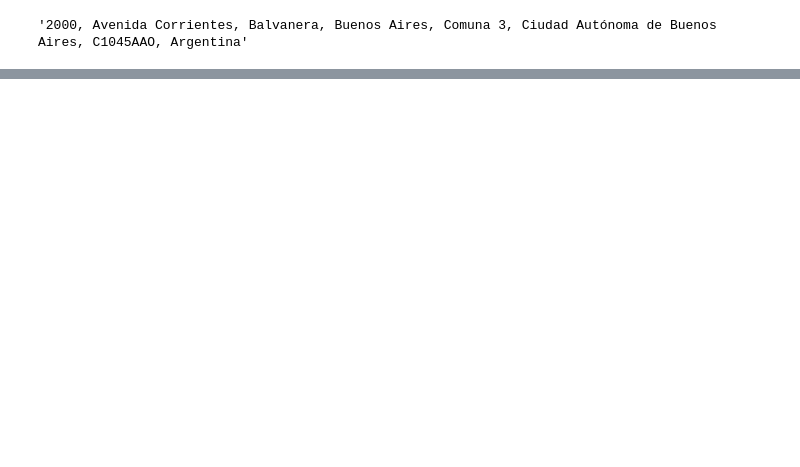
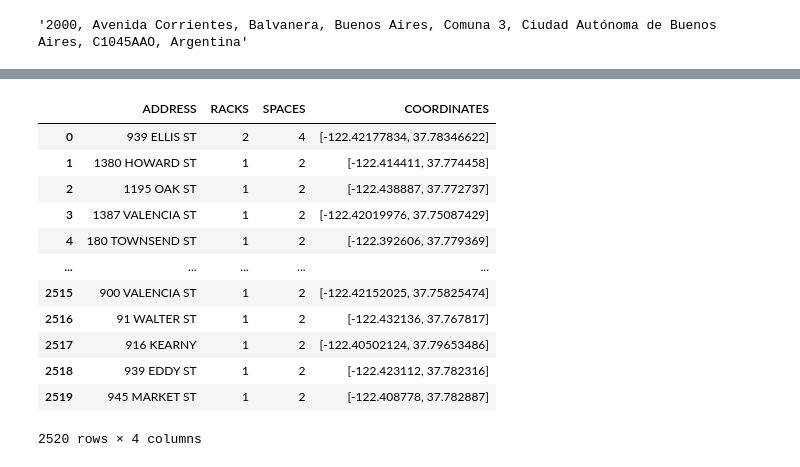
Before and after one commit to NicolasCH24/CrimeApp, a Jupyter notebook: Notebooks/AppCrime/Mapa/pruebas_modulo_map.ipynb, the cells around one changed output, grey strips where cells are left out. Cells and saved outputs as stored; diff of their text form; code cells hidden in the pictures; blank space fills up the shorter version.

```diff
--- a/Notebooks/AppCrime/Mapa/pruebas_modulo_map.ipynb
+++ b/Notebooks/AppCrime/Mapa/pruebas_modulo_map.ipynb
@@ -900,0 +914,30 @@ datos_dir[0][0]
+# %%
+import pydeck as pdk
+import pandas as pd
+
+CPU_GRID_LAYER_DATA = (
+    "https://raw.githubusercontent.com/uber-common/" "deck.gl-data/master/website/sf-bike-parking.json"
+)
+df = pd.read_json(CPU_GRID_LAYER_DATA)
+
+# Define a layer to display on a map
+
+layer = pdk.Layer(
+    "GridLayer",
+    df,
+    pickable=True,
+    extruded=True,
+    cell_size=150,
+    elevation_scale=1,
+    get_position="COORDINATES",
+)
+
+view_state = pdk.ViewState(latitude=37.7749295, longitude=-122.4194155, zoom=11, bearing=0, pitch=45)
+
+# Render
+r = pdk.Deck(
+    layers=[layer],
+    initial_view_state=view_state,
+    tooltip={"text": "{position}\nCount: {count}"},
+)
+r.show()
@@ -900,0 +946,16 @@ datos_dir[0][0]
+# %%
+df
+# %% [output]
+|  | ADDRESS | RACKS | SPACES | COORDINATES |
+| 0 | 939 ELLIS ST | 2 | 4 | [-122.42177834, 37.78346622] |
+| 1 | 1380 HOWARD ST | 1 | 2 | [-122.414411, 37.774458] |
+| 2 | 1195 OAK ST | 1 | 2 | [-122.438887, 37.772737] |
+| 3 | 1387 VALENCIA ST | 1 | 2 | [-122.42019976, 37.75087429] |
+| 4 | 180 TOWNSEND ST | 1 | 2 | [-122.392606, 37.779369] |
+| ... | ... | ... | ... | ... |
+| 2515 | 900 VALENCIA ST | 1 | 2 | [-122.42152025, 37.75825474] |
+| 2516 | 91 WALTER ST | 1 | 2 | [-122.432136, 37.767817] |
+| 2517 | 916 KEARNY | 1 | 2 | [-122.40502124, 37.79653486] |
+| 2518 | 939 EDDY ST | 1 | 2 | [-122.423112, 37.782316] |
+| 2519 | 945 MARKET ST | 1 | 2 | [-122.408778, 37.782887] |
+2520 rows × 4 columns
```
Also changed, not shown: parts of 6 cells of this notebook.
